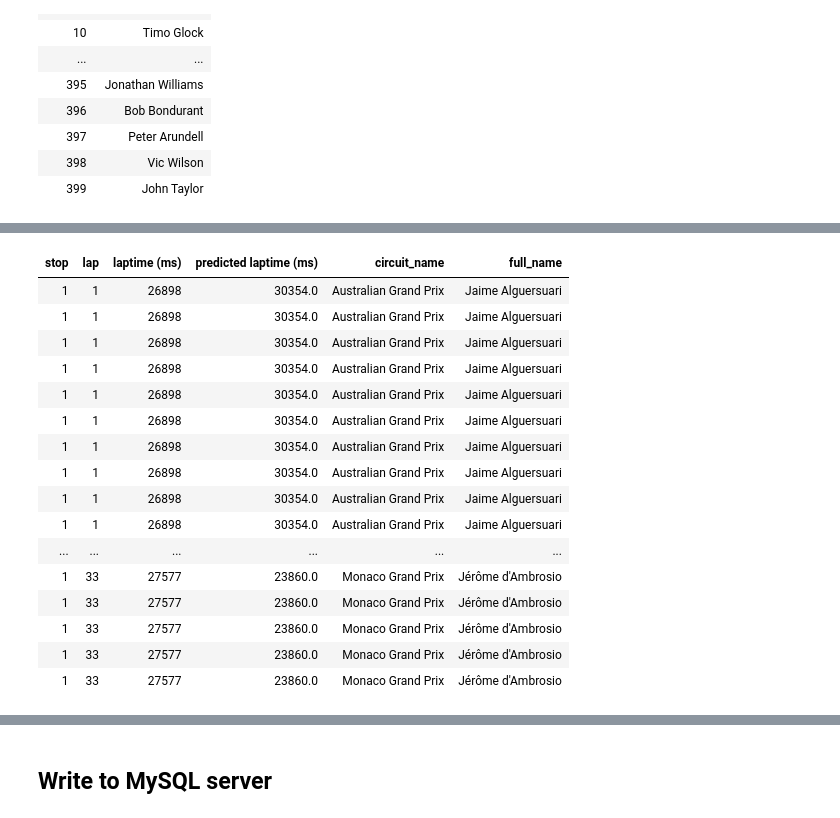
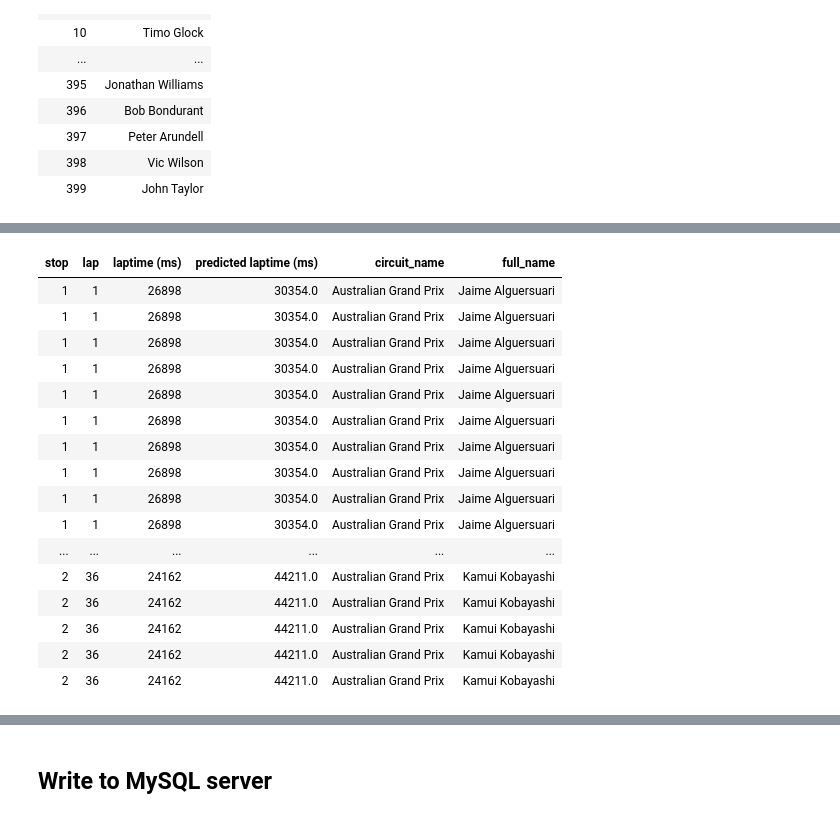
Before and after one commit to timothyLeeXQ/GR5069-Model-Tracking-with-MLFlow, a Jupyter notebook: src/assignment_4.ipynb, the cells around one changed output, grey strips where cells are left out. Cells and saved outputs as stored; diff of their text form; code cells hidden in the pictures.

Commit message:
use left instead of inner join -driver name merge

```diff
--- a/src/assignment_4.ipynb
+++ b/src/assignment_4.ipynb
@@ -408,29 +408,29 @@ df_test_data_w_pred = pd.concat([df_test_data, predictions_rounded], axis = 1)\
 # %%
 # replace IDs with names
 df_test_data_w_pred = df_test_data_w_pred.merge(df_races_select[['circuitId', 'name']], on = 'circuitId')\
-  .merge(df_drivers[['driverId', 'full_name']], on = 'driverId')\
+  .merge(df_drivers[['driverId', 'full_name']], on = 'driverId', how = 'left')\
   .drop(['circuitId', 'driverId'], axis=1)\
   .rename(columns = {'name': 'circuit_name'})
 
 display(df_test_data_w_pred)
 # %% [output]
 | stop | lap | laptime (ms) | predicted laptime (ms) | circuit_name | full_name |
 | 1 | 1 | 26898 | 30354.0 | Australian Grand Prix | Jaime Alguersuari |
 | 1 | 1 | 26898 | 30354.0 | Australian Grand Prix | Jaime Alguersuari |
 | 1 | 1 | 26898 | 30354.0 | Australian Grand Prix | Jaime Alguersuari |
 | 1 | 1 | 26898 | 30354.0 | Australian Grand Prix | Jaime Alguersuari |
 | 1 | 1 | 26898 | 30354.0 | Australian Grand Prix | Jaime Alguersuari |
 | 1 | 1 | 26898 | 30354.0 | Australian Grand Prix | Jaime Alguersuari |
 | 1 | 1 | 26898 | 30354.0 | Australian Grand Prix | Jaime Alguersuari |
 | 1 | 1 | 26898 | 30354.0 | Australian Grand Prix | Jaime Alguersuari |
 | 1 | 1 | 26898 | 30354.0 | Australian Grand Prix | Jaime Alguersuari |
 | 1 | 1 | 26898 | 30354.0 | Australian Grand Prix | Jaime Alguersuari |
 | ... | ... | ... | ... | ... | ... |
-| 1 | 33 | 27577 | 23860.0 | Monaco Grand Prix | Jérôme d'Ambrosio |
-| 1 | 33 | 27577 | 23860.0 | Monaco Grand Prix | Jérôme d'Ambrosio |
-| 1 | 33 | 27577 | 23860.0 | Monaco Grand Prix | Jérôme d'Ambrosio |
-| 1 | 33 | 27577 | 23860.0 | Monaco Grand Prix | Jérôme d'Ambrosio |
-| 1 | 33 | 27577 | 23860.0 | Monaco Grand Prix | Jérôme d'Ambrosio |
+| 2 | 36 | 24162 | 44211.0 | Australian Grand Prix | Kamui Kobayashi |
+| 2 | 36 | 24162 | 44211.0 | Australian Grand Prix | Kamui Kobayashi |
+| 2 | 36 | 24162 | 44211.0 | Australian Grand Prix | Kamui Kobayashi |
+| 2 | 36 | 24162 | 44211.0 | Australian Grand Prix | Kamui Kobayashi |
+| 2 | 36 | 24162 | 44211.0 | Australian Grand Prix | Kamui Kobayashi |
 # %%
 # Convert to spark df
 spark_df_test_data_w_pred = spark.createDataFrame(df_test_data_w_pred)
```
Also changed, not shown: 4 other files.
